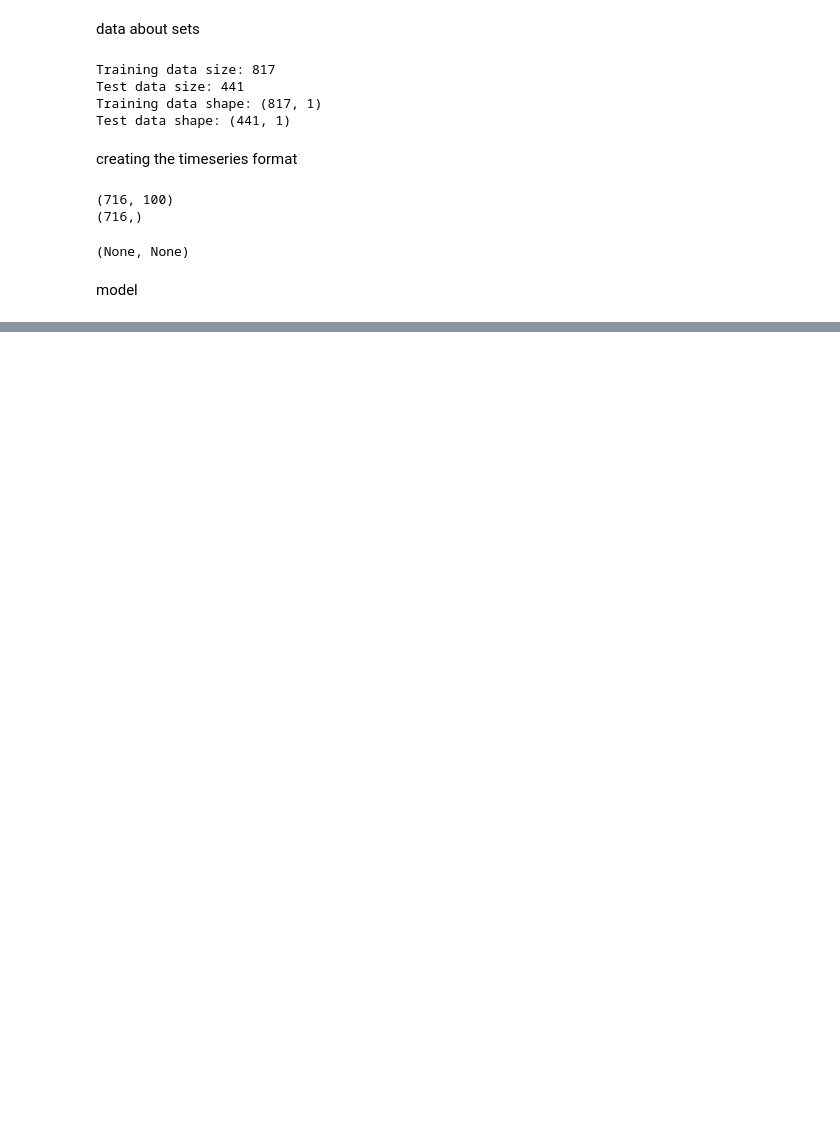
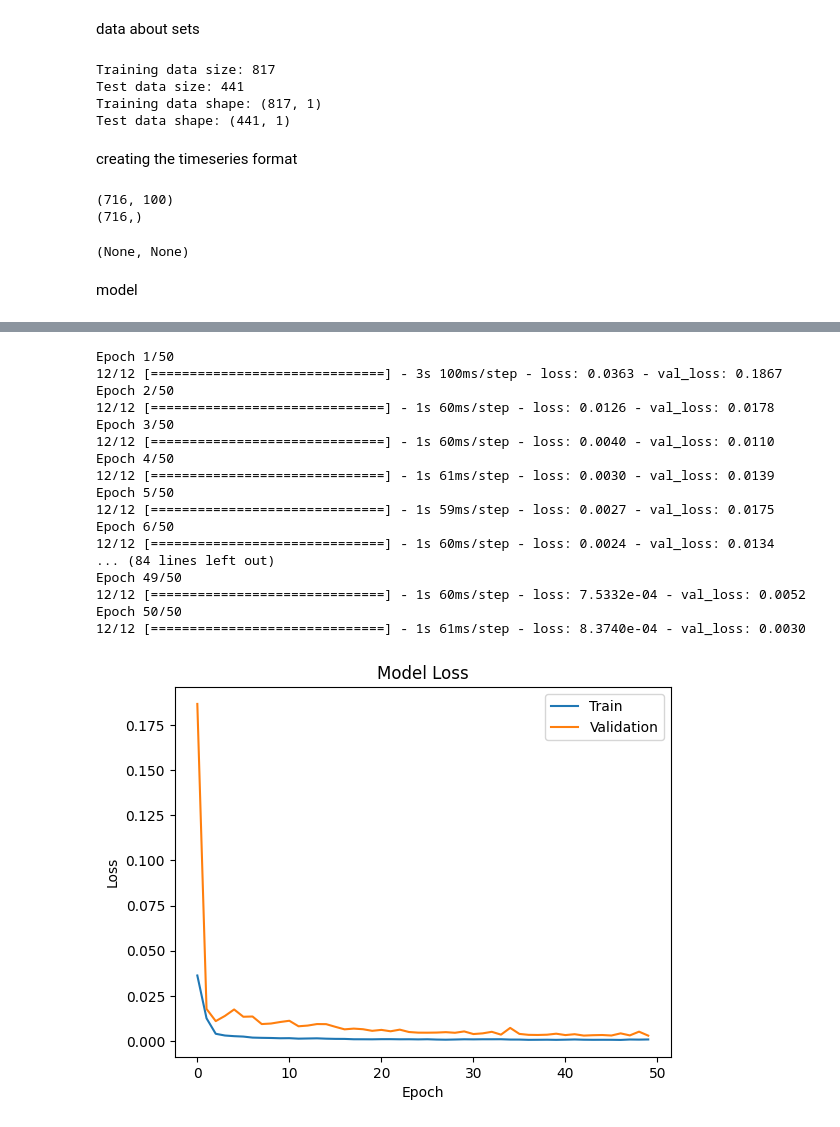
Before and after one commit to Moe-Zbeeb/Ensembling-LeNet-with-LSTM-for-Time-Series-Predictions, a Jupyter notebook: notebooks/Modeling.ipynb, the cells around one changed output, grey strips where cells are left out. Drawn from its saved outputs; the diff is of its cells as text; code cells hidden in the pictures; blank space fills up the shorter version.

```diff
--- a/notebooks/Modeling.ipynb
+++ b/notebooks/Modeling.ipynb
@@ -126,0 +133,49 @@ plot_model(model, to_file='model_plot.png', show_shapes=True, show_layer_names=T
+# %%
+X_train = X_train.reshape(X_train.shape[0], X_train.shape[1], 1)  # (716, 100, 1)
+X_test = X_test.reshape(X_test.shape[0], X_test.shape[1], 1)      # Similarly reshape X_test
+# %%
+early_stopping = EarlyStopping(
+    monitor='val_loss',   # Monitor the validation loss
+    patience=10,          # Number of epochs with no improvement after which training will be stopped
+    restore_best_weights=True  # Restore model weights from the epoch with the best value of the monitored metric
+)
+
+# Step 3: Add EarlyStopping to the fit method
+HISTORY = model.fit(
+    X_train, y_train,
+    validation_data=(X_test, ytest),
+    epochs=50,  # Maximum number of epochs
+    batch_size=64,
+    verbose=1,
+    callbacks=[early_stopping]  # Add the EarlyStopping callback here
+)
+
+# Plot the training history
+import matplotlib.pyplot as plt
+
+plt.plot(HISTORY.history['loss'])
+plt.plot(HISTORY.history['val_loss'])
+plt.title('Model Loss')
+plt.ylabel('Loss')
+plt.xlabel('Epoch')
+plt.legend(['Train', 'Validation'], loc='upper right')
+plt.show()
+# %% [output]
+Epoch 1/50
+12/12 [==============================] - 3s 100ms/step - loss: 0.0363 - val_loss: 0.1867
+Epoch 2/50
+12/12 [==============================] - 1s 60ms/step - loss: 0.0126 - val_loss: 0.0178
+Epoch 3/50
+12/12 [==============================] - 1s 60ms/step - loss: 0.0040 - val_loss: 0.0110
+Epoch 4/50
+12/12 [==============================] - 1s 61ms/step - loss: 0.0030 - val_loss: 0.0139
+Epoch 5/50
+12/12 [==============================] - 1s 59ms/step - loss: 0.0027 - val_loss: 0.0175
+Epoch 6/50
+12/12 [==============================] - 1s 60ms/step - loss: 0.0024 - val_loss: 0.0134
+... (84 lines left out)
+Epoch 49/50
+12/12 [==============================] - 1s 60ms/step - loss: 7.5332e-04 - val_loss: 0.0052
+Epoch 50/50
+12/12 [==============================] - 1s 61ms/step - loss: 8.3740e-04 - val_loss: 0.0030
+[figure, added]
```
Also changed, not shown: parts of 9 cells of this notebook, 2 other files.
